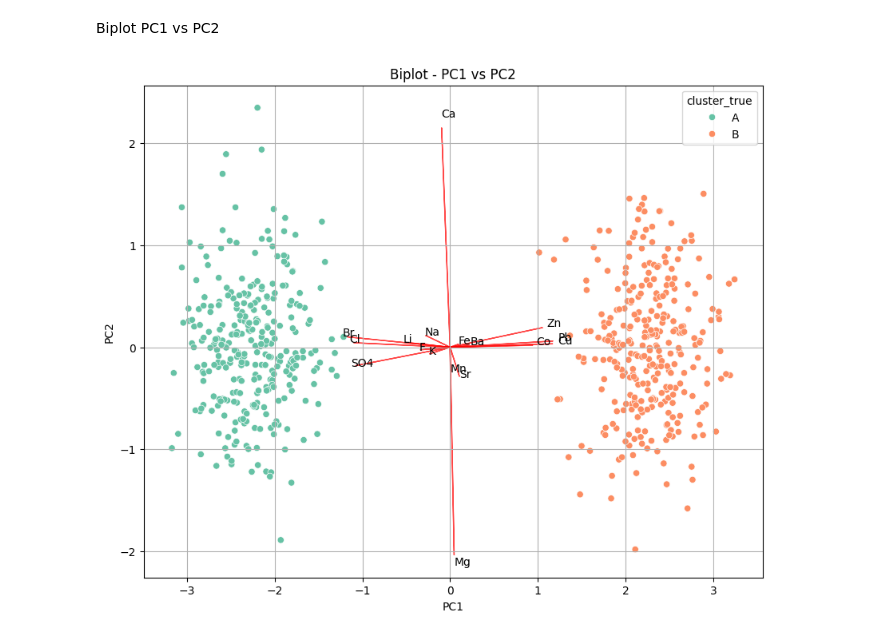
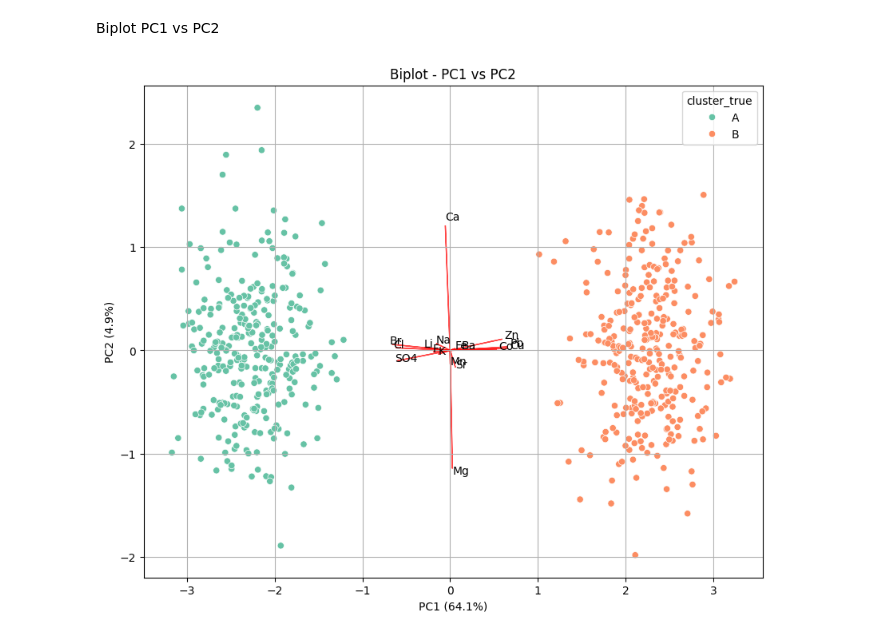
Before and after one commit to jlima-geol/multivariate-compositional-analysis, a Jupyter notebook: notebooks/03_pca_clr.ipynb, the cells around one changed output. Drawn from its saved outputs; the diff is of its cells as text; code cells hidden in the pictures.

```diff
--- a/notebooks/03_pca_clr.ipynb
+++ b/notebooks/03_pca_clr.ipynb
@@ -63,0 +38,4 @@ loadings
+# %%
+pca, scores, loadings = run_pca(df_clr, n_components=4)
+scores["cluster_true"] = df["cluster_true"]
+loadings
@@ -87,24 +101,26 @@ Biplot PC1 vs PC2
 # %%
 plt.figure(figsize=(10,8))
 
 sns.scatterplot(
-    x=scores_df["PC1"],
-    y=scores_df["PC2"],
-    hue=scores_df["cluster_true"],
+    x=scores["PC1"],
+    y=scores["PC2"],
+    hue=scores["cluster_true"],
     palette="Set2"
 )
 
 for i, element in enumerate(elements):
-    x_val = loadings["PC1"].iloc[i] * 3
-    y_val = loadings["PC2"].iloc[i] * 3
+    scale = scores[["PC1","PC2"]].values.std()
+
+    x_val = loadings["PC1"].iloc[i] * scale
+    y_val = loadings["PC2"].iloc[i] * scale
 
     plt.arrow(0, 0, x_val, y_val, color="red", alpha=0.7)
     plt.text(x_val * 1.05, y_val * 1.05, element)
 
 plt.title("Biplot - PC1 vs PC2")
-plt.xlabel("PC1")
-plt.ylabel("PC2")
+plt.xlabel(f"PC1 ({pca.explained_variance_ratio_[0]*100:.1f}%)")
+plt.ylabel(f"PC2 ({pca.explained_variance_ratio_[1]*100:.1f}%)")
 plt.grid()
 plt.show()
 # %% [output]
-[figure, old version]
+[figure, new version]
```
Also changed, not shown: parts of 8 cells of this notebook, 9 other files.
